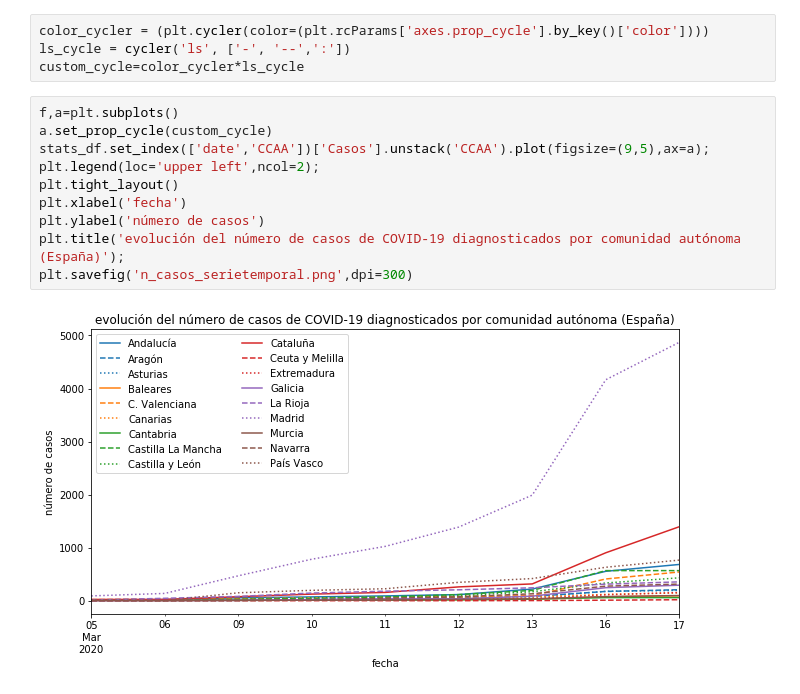
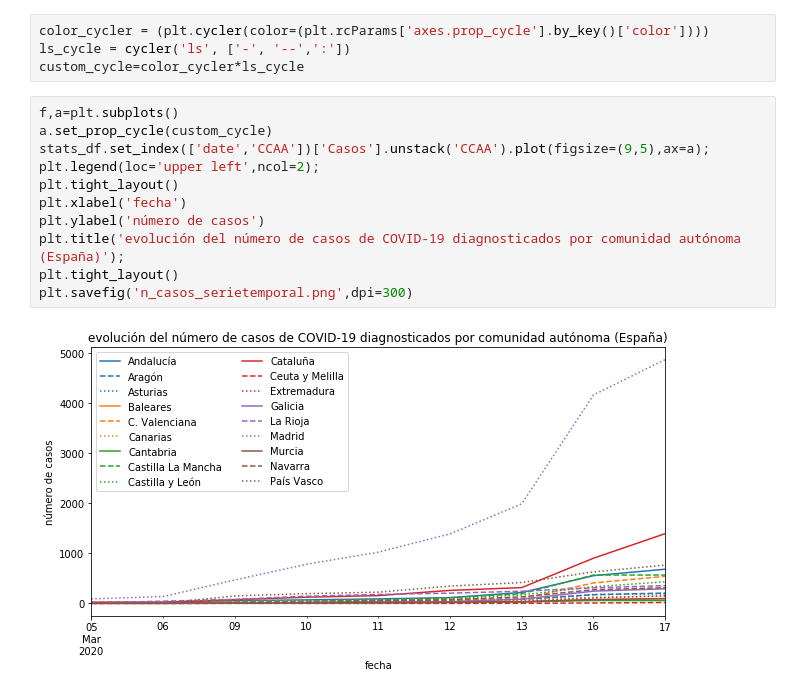
Before and after one commit to mfastudillo/COVID-19, a Jupyter notebook: read_and_plot.ipynb, the cells around one changed output. Cells and saved outputs as stored; diff of their text form.

Commit message:
add tight_layout ;)

```diff
--- a/read_and_plot.ipynb
+++ b/read_and_plot.ipynb
@@ -43,12 +43,13 @@ custom_cycle=color_cycler*ls_cycle
 # %%
 f,a=plt.subplots()
 a.set_prop_cycle(custom_cycle)
 stats_df.set_index(['date','CCAA'])['Casos'].unstack('CCAA').plot(figsize=(9,5),ax=a);
 plt.legend(loc='upper left',ncol=2);
 plt.tight_layout()
 plt.xlabel('fecha')
 plt.ylabel('número de casos')
 plt.title('evolución del número de casos de COVID-19 diagnosticados por comunidad autónoma (España)');
+plt.tight_layout()
 plt.savefig('n_casos_serietemporal.png',dpi=300)
 # %% [output]
-[figure, old version]
+[figure, new version]
```
Also changed, not shown: parts of 1 cell of this notebook.
